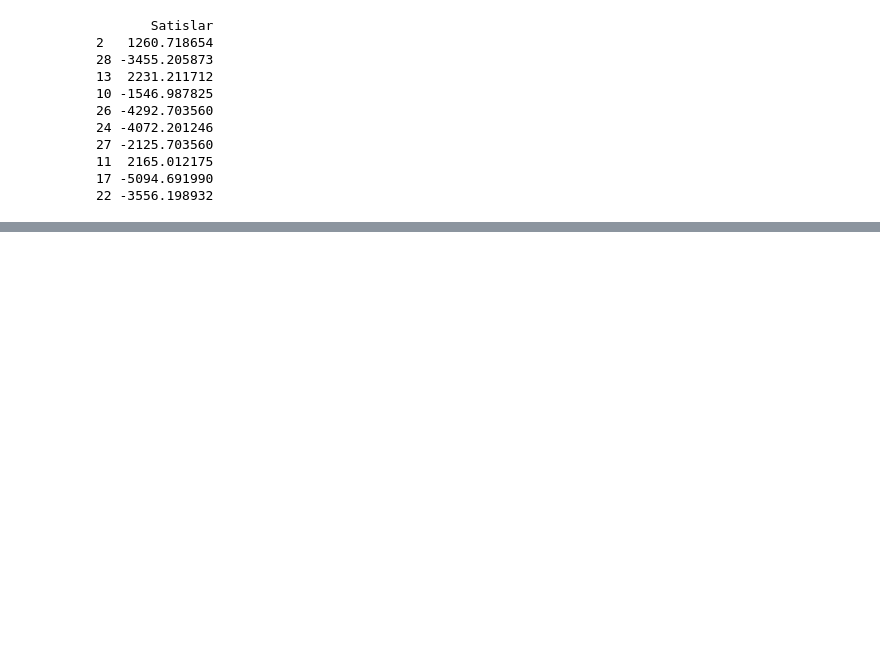
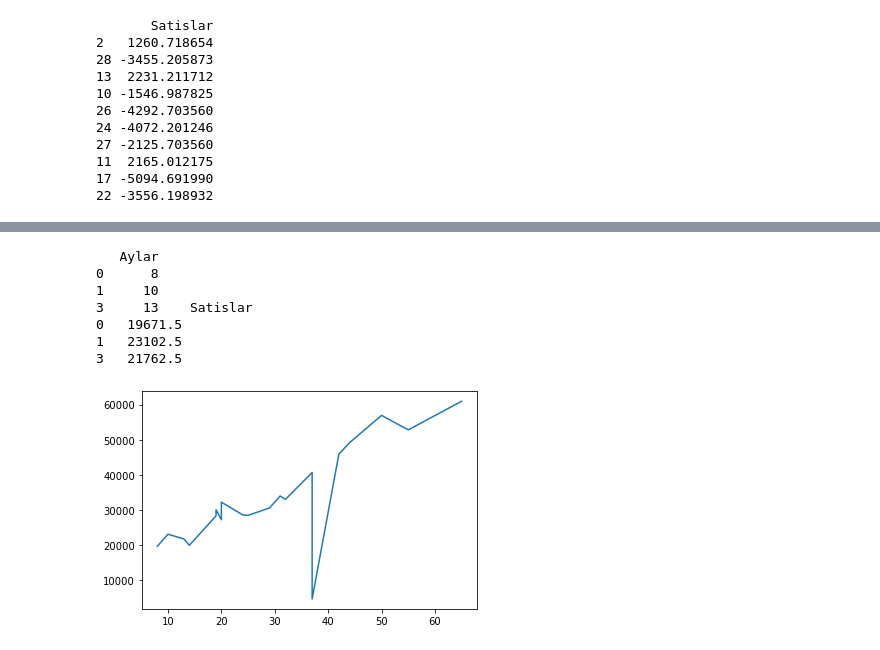
Before and after one commit to abdullahcayde/Trainings, a Jupyter notebook: ML/ML_sas_01.ipynb, the cells around one changed output, grey strips where cells are left out. Saved outputs shown, nothing was run; the diff lists cells and outputs as text; code cells hidden in the pictures; blank space fills up the shorter version.

```diff
--- a/ML/ML_sas_01.ipynb
+++ b/ML/ML_sas_01.ipynb
@@ -162,0 +137,13 @@ array([[20126.21865404],
+# %%
+plt.plot(X_train.sort_index(), y_train.sort_index());
+
+print(X_train.sort_index()[0:3], y_train.sort_index()[0:3])
+# %% [output]
+   Aylar
+0      8
+1     10
+3     13    Satislar
+0   19671.5
+1   23102.5
+3   21762.5
+[figure, added]
```
Also changed, not shown: parts of 11 cells of this notebook, 1 other file.
